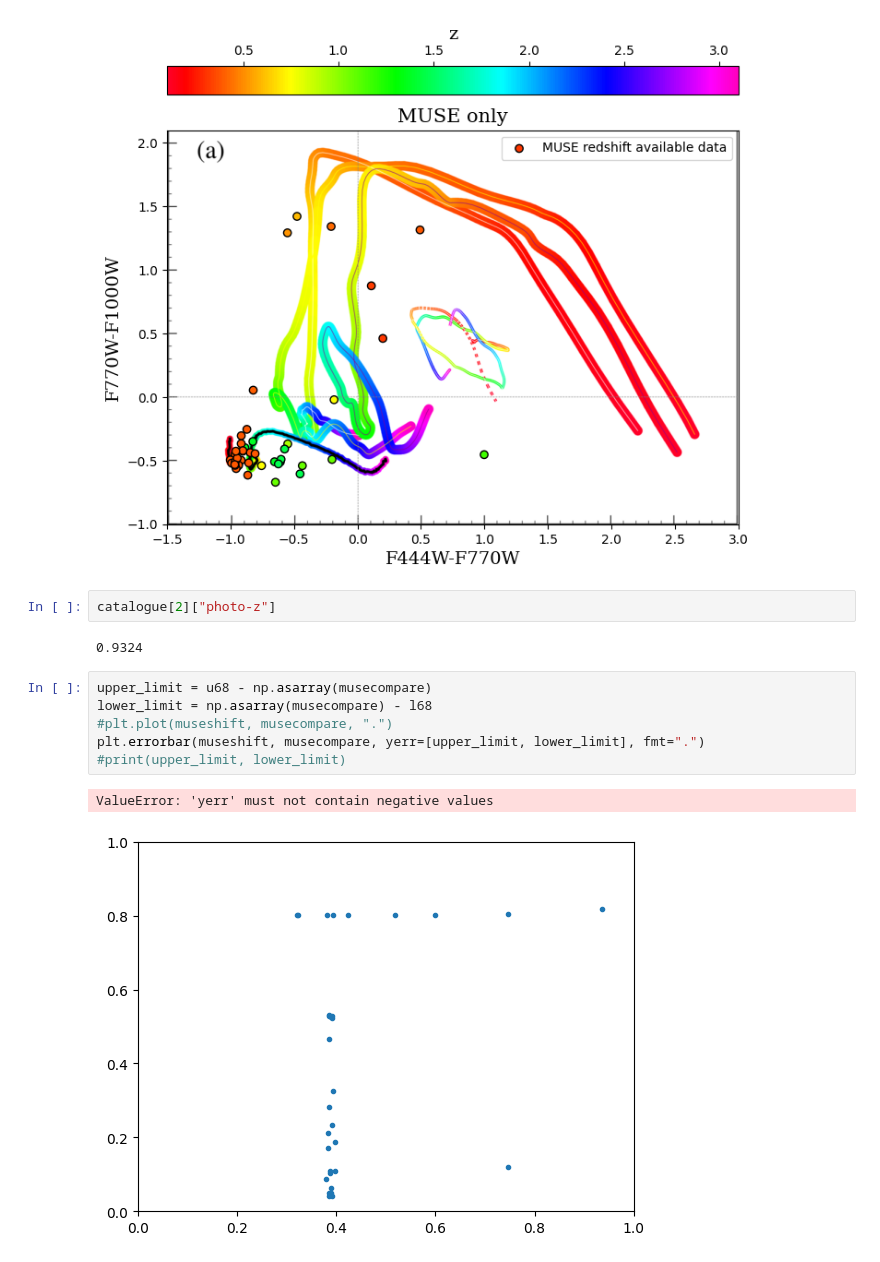
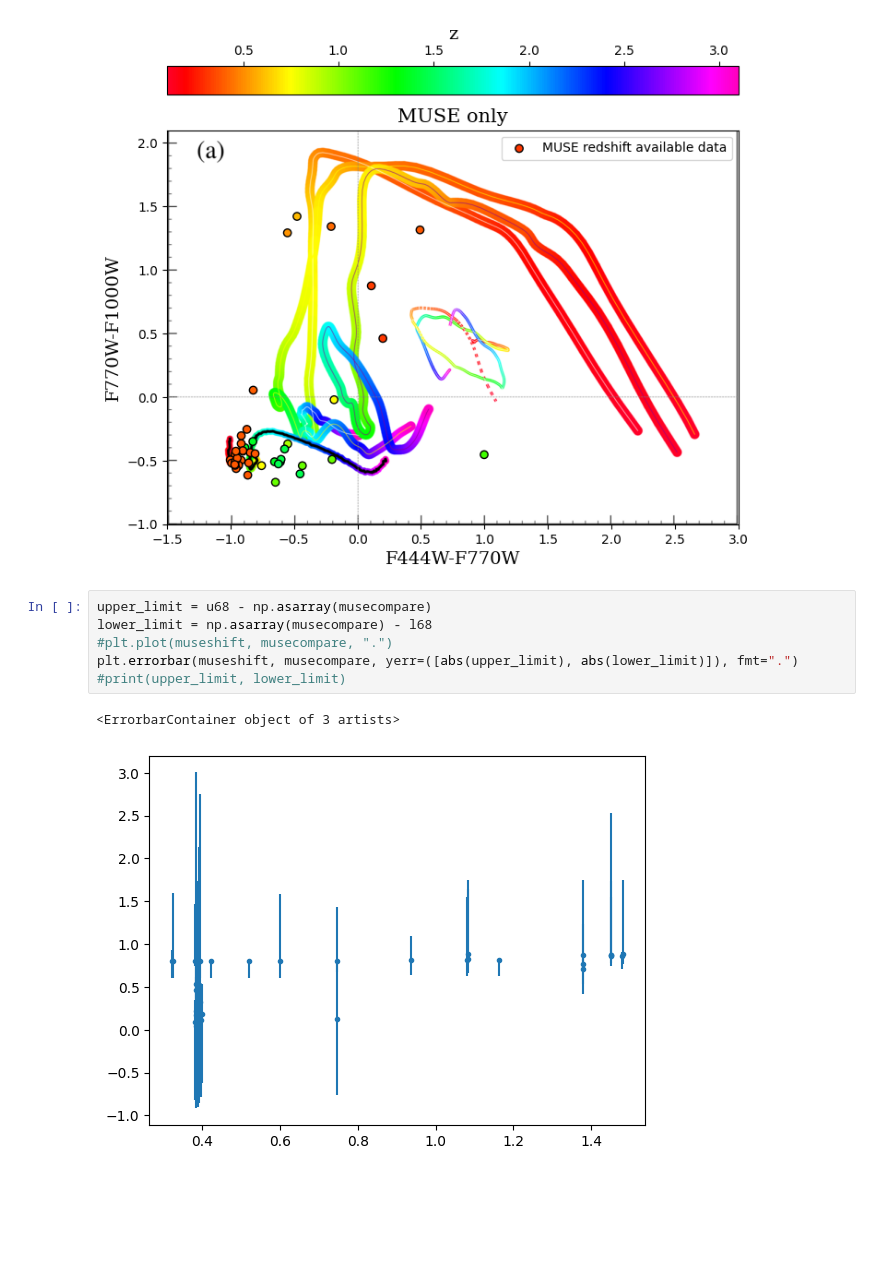
Before and after one commit to StellaWasTaken/1st-year-project, a Jupyter notebook: CSFG data results.ipynb, the cells around one changed output. Saved outputs shown, nothing was run; the diff lists cells and outputs as text; blank space fills up the shorter version.

```diff
--- a/CSFG data results.ipynb
+++ b/CSFG data results.ipynb
@@ -198,16 +148,12 @@ plt.legend()
 # %% [output]
 <matplotlib.legend.Legend at 0x...>
 [figure]
-# %%
-catalogue[2]["photo-z"]
-# %% [output]
-0.9324
 # %%
 upper_limit = u68 - np.asarray(musecompare)
 lower_limit = np.asarray(musecompare) - l68
 #plt.plot(museshift, musecompare, ".")
-plt.errorbar(museshift, musecompare, yerr=[upper_limit, lower_limit], fmt=".")
+plt.errorbar(museshift, musecompare, yerr=([abs(upper_limit), abs(lower_limit)]), fmt=".")
 #print(upper_limit, lower_limit)
 # %% [output]
-ValueError: 'yerr' must not contain negative values
+<ErrorbarContainer object of 3 artists>
-[figure, old version]
+[figure, new version]
```
Also changed, not shown: parts of 9 cells of this notebook.
